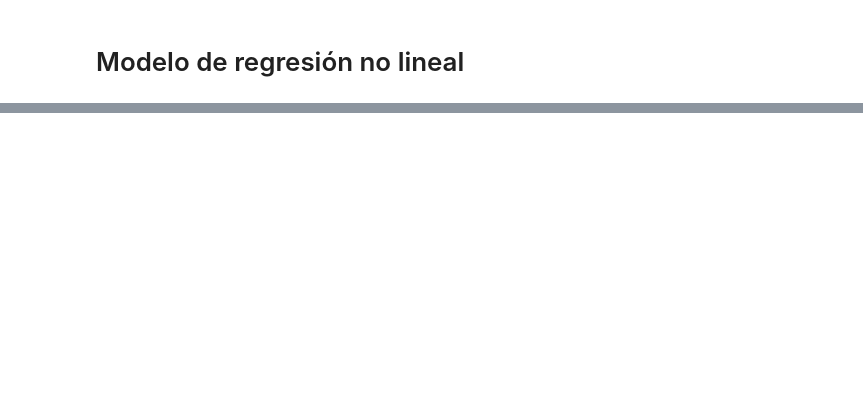
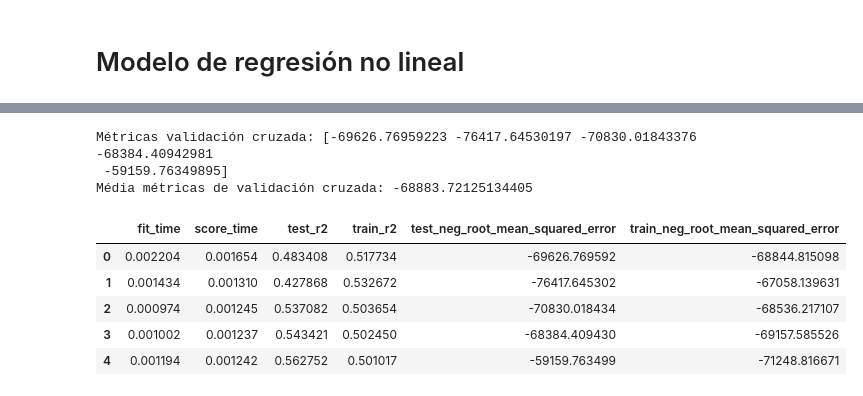
Before and after one commit to jesolisp/Curso-Introduccion-Aprendizaje-Automatico, a Jupyter notebook: docs/JESP_02_Modelos_regresion.ipynb, the cells around one changed output, grey strips where cells are left out. Drawn from its saved outputs; the diff is of its cells as text; code cells hidden in the pictures; blank space fills up the shorter version.

```diff
--- a/docs/JESP_02_Modelos_regresion.ipynb
+++ b/docs/JESP_02_Modelos_regresion.ipynb
@@ -349,0 +439,14 @@ A partir de la solución al ejercicio anterior, considere la base de datos de {c
+# %%
+poly = PolynomialFeatures(degree=2, include_bias=False)
+X_train_poly = poly.fit_transform(X_train.reshape(-1, 1))
+X_test_poly = poly.fit_transform(X_test.reshape(-1, 1))
+# %%
+# 6.2 # Creacion del modelo de regresion polinomial con scikit-learn
+prm_corvetti = LinearRegression()
+
+# 6.2.1 Ajuste del modelo de regresion lineal
+prm_corvetti.fit(X = X_train_poly, y = y_train)
+
+# 6.2.2 Prediccion del modelo ajustado
+y_train_pred_prm = prm_corvetti.predict(X_train_poly)
+y_test_pred_prm = prm_corvetti.predict(X_test_poly)
@@ -349,0 +475,33 @@ A partir de la solución al ejercicio anterior, considere la base de datos de {c
+# %%
+# 8. Validacion del modelo
+cvs_scores = cross_val_score(
+                estimator = prm_corvetti,
+                X         = X_train_poly,
+                y         = y_train,
+                scoring   = 'neg_root_mean_squared_error',
+                cv        = 5
+            )
+
+print(f"Métricas validación cruzada: {cvs_scores}")
+print(f"Média métricas de validación cruzada: {cvs_scores.mean()}")
+# %% [output]
+Métricas validación cruzada: [-69626.76959223 -76417.64530197 -70830.01843376 -68384.40942981
+ -59159.76349895]
+Média métricas de validación cruzada: -68883.72125134405
+# %%
+cv_scores = cross_validate(
+                estimator = prm_corvetti,
+                X         = X_train_poly,
+                y         = y_train,
+                scoring   = ('r2', 'neg_root_mean_squared_error'),
+                return_train_score = True
+            )
+cv_scores = pd.DataFrame(cv_scores)
+cv_scores
+# %% [output]
+|  | fit_time | score_time | test_r2 | train_r2 | test_neg_root_mean_squared_error | train_neg_root_mean_squared_error |
+| 0 | 0.002204 | 0.001654 | 0.483408 | 0.517734 | -69626.769592 | -68844.815098 |
+| 1 | 0.001434 | 0.001310 | 0.427868 | 0.532672 | -76417.645302 | -67058.139631 |
+| 2 | 0.000974 | 0.001245 | 0.537082 | 0.503654 | -70830.018434 | -68536.217107 |
+| 3 | 0.001002 | 0.001237 | 0.543421 | 0.502450 | -68384.409430 | -69157.585526 |
+| 4 | 0.001194 | 0.001242 | 0.562752 | 0.501017 | -59159.763499 | -71248.816671 |
```
Also changed, not shown: parts of 9 cells of this notebook.
